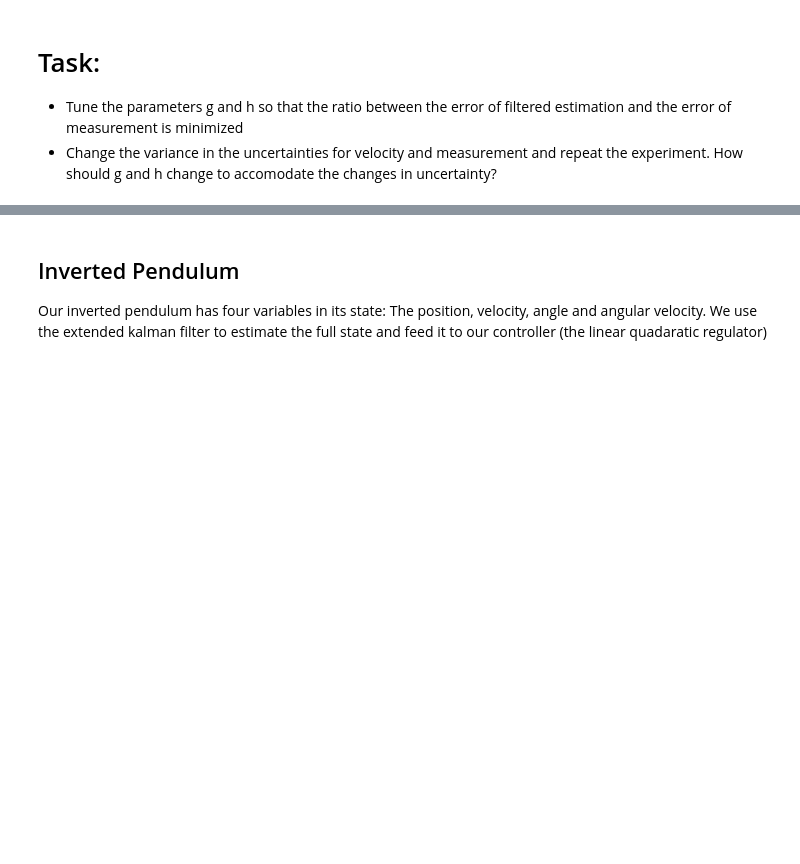
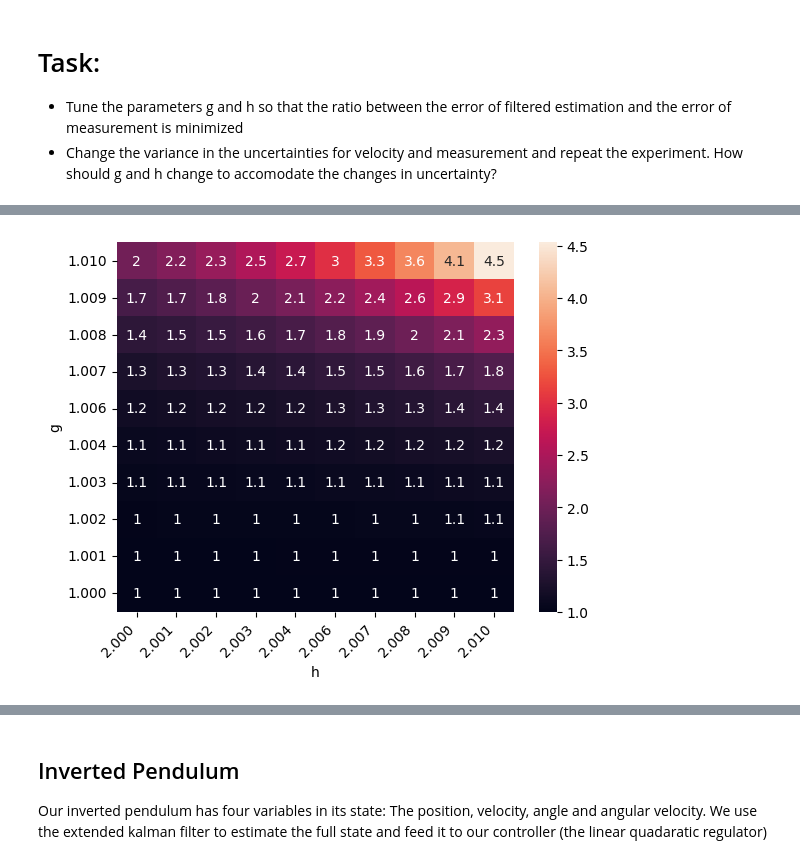
Before and after one commit to C-Kitching/Data-Science-Society, a Jupyter notebook: Week 4 - Kalman filter.ipynb, the cells around one changed output, grey strips where cells are left out. Cells and saved outputs as stored; diff of their text form; code cells hidden in the pictures; blank space fills up the shorter version.

```diff
--- a/Week 4 - Kalman filter.ipynb
+++ b/Week 4 - Kalman filter.ipynb
@@ -226,0 +297,52 @@ NameError: name 'filtered' is not defined
+# %%
+def error_ratio_for_given_g_and_h(rwalk, rwalk_measure, v, g, h):
+
+    # get estimate of random walk based on measurements
+    filtered = g_h_filter(measure, v, g, h)
+
+    # convert to numpy arrays
+    filtered = np.array(filtered)
+    rwalk = np.array(rwalk)
+    rwalk_measure = np.array(rwalk_measure)
+
+    # calculate errors
+    filtered_error = np.sum((filtered - rwalk)**2)
+    measurement_error = np.sum((rwalk_measure - rwalk)**2)
+
+    # calculate error ratio
+    error_ratio = filtered_error/measurement_error
+
+    return error_ratio, filtered
+# %%
+import itertools
+import seaborn as sns
+from itertools import product
+
+# get combinations of g and h
+g_store = np.linspace(1, 1.01, 10, endpoint = True)
+h_store = np.linspace(2, 2.01, 10, endpoint = True)
+mesh = np.empty((len(g_store), len(h_store), 2))
+for i, g in enumerate(g_store):
+    for j, h in enumerate(h_store):
+        mesh[i][j] = (g, h)
+
+# get errors for all g and h
+errors = np.empty((len(mesh), len(mesh[0])))
+for i in range(len(mesh)):
+    for j in range(len(mesh[0])):
+        errors[i][j], _ = error_ratio_for_given_g_and_h(
+            air, measure, v, mesh[i][j][0], mesh[i][j][1])
+
+# get axis labels
+xlabels = ["{:.3f}".format(h) for h in h_store]
+ylabels = ["{:.3f}".format(g) for g in g_store]
+
+# heatmap data
+fig = plt.figure()
+ax = sns.heatmap(errors, annot = True, yticklabels = ylabels)
+ax.set_xticklabels(xlabels, rotation = 45, ha="right")
+ax.set_ylabel("g")
+ax.set_xlabel("h")
+ax.invert_yaxis()
+# %% [output]
+[figure, added]
```
Also changed, not shown: parts of 16 cells of this notebook.
